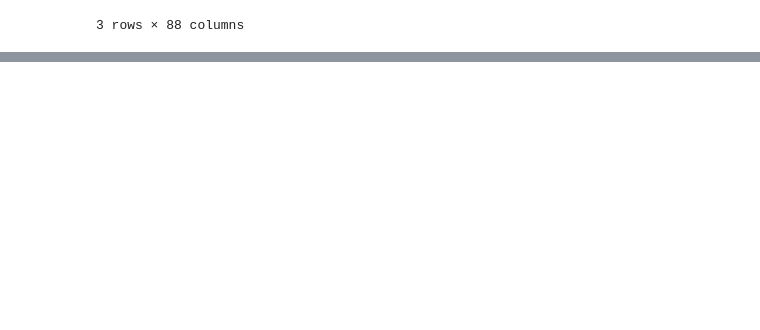
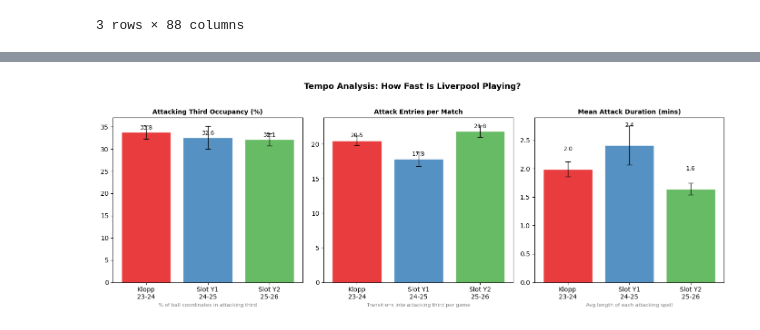
Before and after one commit to gauravahlawat01goal/football-analytics, a Jupyter notebook: notebooks/01_statistical_comparison.ipynb, the cells around one changed output, grey strips where cells are left out. Cells and saved outputs as stored; diff of their text form; code cells hidden in the pictures; blank space fills up the shorter version.

```diff
--- a/notebooks/01_statistical_comparison.ipynb
+++ b/notebooks/01_statistical_comparison.ipynb
@@ -150,0 +310,33 @@ _Add narrative here after reviewing the results._
+# %%
+# Tempo visualisation: 3 side-by-side bar charts
+season_order = ["2023-24", "2024-25", "2025-26"]
+season_labels = ["Klopp\n23-24", "Slot Y1\n24-25", "Slot Y2\n25-26"]
+palette = ["#e41a1c", "#377eb8", "#4daf4a"]
+
+metrics = [
+    ("pct_attacking", "Attacking Third Occupancy (%)", "% of ball coordinates in attacking third"),
+    ("attack_entries", "Attack Entries per Match", "Transitions into attacking third per game"),
+    ("mean_attack_duration_mins", "Mean Attack Duration (mins)", "Avg length of each attacking spell"),
+]
+
+fig, axes = plt.subplots(1, 3, figsize=(14, 5))
+fig.suptitle("Tempo Analysis: How Fast Is Liverpool Playing?", fontsize=13, fontweight="bold", y=1.02)
+
+for ax, (col, title, subtitle) in zip(axes, metrics):
+    means = [tempo_df[tempo_df["season"] == s][col].mean() for s in season_order]
+    sems = [tempo_df[tempo_df["season"] == s][col].sem() for s in season_order]
+    bars = ax.bar(season_labels, means, color=palette, alpha=0.85, edgecolor="white")
+    ax.errorbar(range(3), means, yerr=sems, fmt="none", color="black", capsize=4, linewidth=1)
+    ax.set_title(title, fontsize=10, fontweight="bold")
+    ax.set_xlabel(subtitle, fontsize=8, color="grey")
+    ax.set_ylim(bottom=0)
+    # Annotate bar values
+    for bar, mean in zip(bars, means):
+        ax.text(bar.get_x() + bar.get_width() / 2, bar.get_height() + 0.3,
+                f"{mean:.1f}", ha="center", va="bottom", fontsize=9)
+
+plt.tight_layout()
+plt.savefig("../data/processed/metadata/tempo_analysis.png", dpi=150)
+plt.show()
+# %% [output]
+[figure, added]
```
Also changed, not shown: parts of 12 cells of this notebook.
